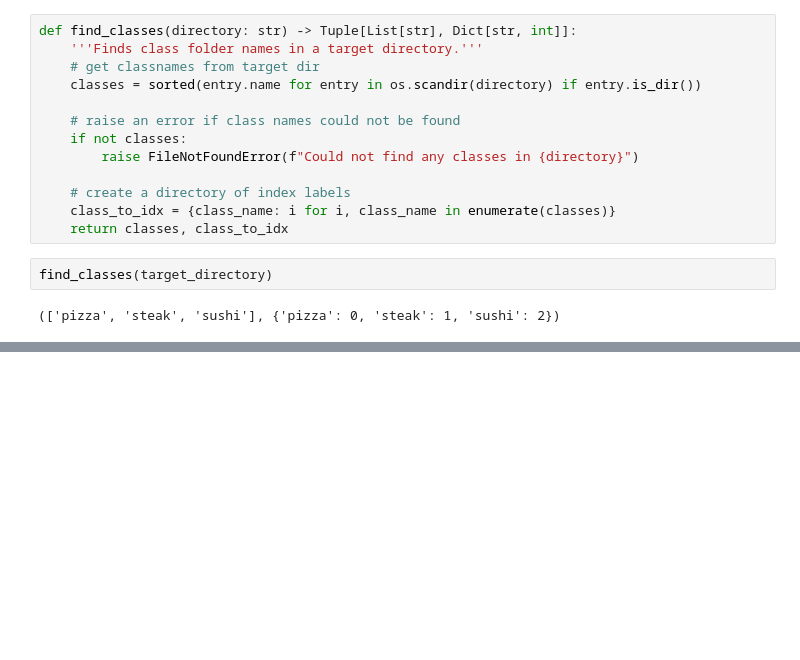
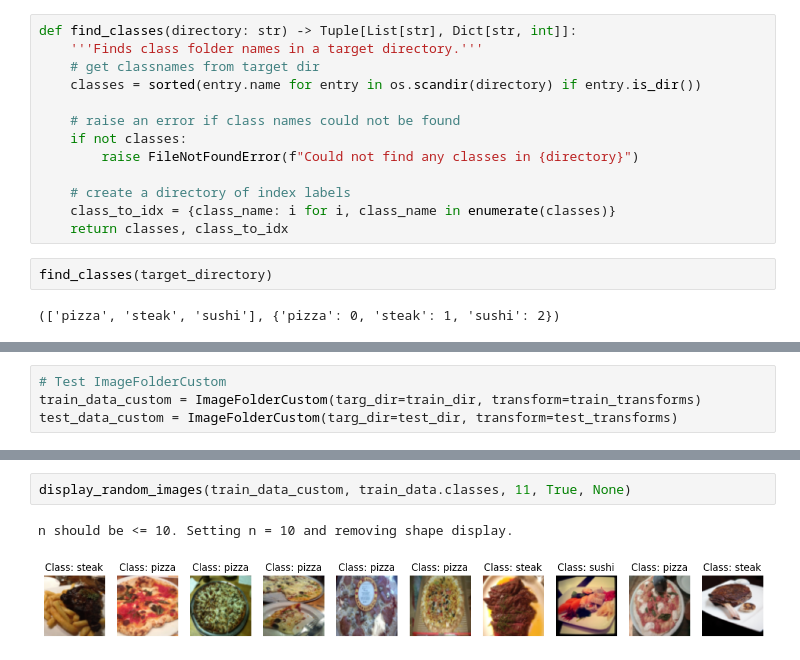
Before and after one commit to arkaseth/PyTorch-practice, a Jupyter notebook: 4_PyTorch_custom_datasets.ipynb, the cells around one changed output, grey strips where cells are left out. Drawn from its saved outputs; the diff is of its cells as text; blank space fills up the shorter version.

```diff
--- a/4_PyTorch_custom_datasets.ipynb
+++ b/4_PyTorch_custom_datasets.ipynb
@@ -377,0 +444,4 @@ find_classes(target_directory)
+# %%
+# Test ImageFolderCustom
+train_data_custom = ImageFolderCustom(targ_dir=train_dir, transform=train_transforms)
+test_data_custom = ImageFolderCustom(targ_dir=test_dir, transform=test_transforms)
@@ -377,0 +532,5 @@ find_classes(target_directory)
+# %%
+display_random_images(train_data_custom, train_data.classes, 11, True, None)
+# %% [output]
+n should be <= 10. Setting n = 10 and removing shape display.
+[figure, added]
```
Also changed, not shown: parts of 14 cells of this notebook.
